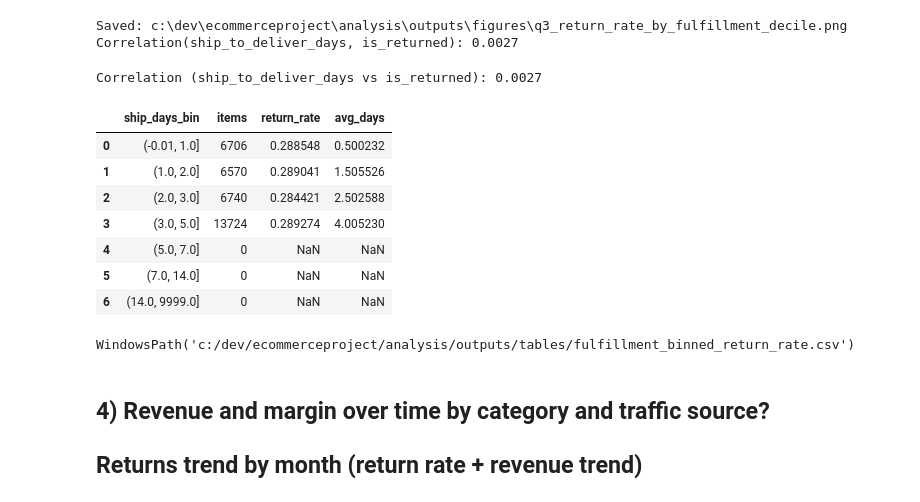
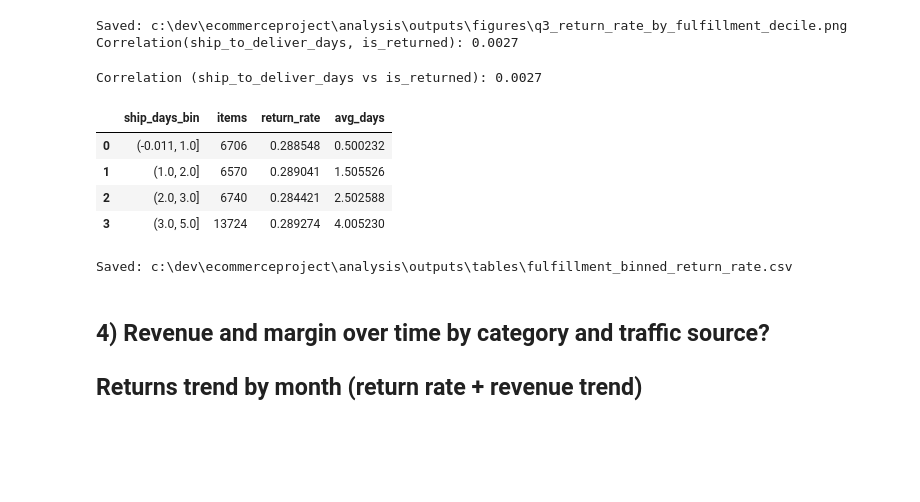
Before and after one commit to henrymarinho90/ecommerceproject, a Jupyter notebook: analysis/notebooks/02_returns_and_profitability.ipynb, the cells around one changed output. Cells and saved outputs as stored; diff of their text form; code cells hidden in the pictures; blank space fills up the shorter version.

```diff
--- a/analysis/notebooks/02_returns_and_profitability.ipynb
+++ b/analysis/notebooks/02_returns_and_profitability.ipynb
@@ -399,31 +554,46 @@ Saved: c:\dev\ecommerceproject\analysis\outputs\figures\q3_return_rate_by_fulfil
 Correlation(ship_to_deliver_days, is_returned): 0.0027
 # %%
 # Correlation at item-level: ship_to_deliver_days vs is_returned
+import pandas as pd
+
+# --- Helper: save DataFrame to analysis outputs/tables (explicit path via OUT_TABLES) ---
+def save_csv(df_to_save: pd.DataFrame, filename: str):
+    out_path = OUT_TABLES / filename
+    df_to_save.to_csv(out_path, index=False)
+    print("Saved:", out_path)
+
 df_corr = df.dropna(subset=["ship_to_deliver_days"]).copy()
 
 corr = df_corr["ship_to_deliver_days"].corr(df_corr["is_returned"])
 print(f"Correlation (ship_to_deliver_days vs is_returned): {corr:.4f}")
 
 # optional: show return rate by binned days (more intuitive than correlation)
-df_corr["ship_days_bin"] = pd.cut(df_corr["ship_to_deliver_days"], bins=[-0.01, 1, 2, 3, 5, 7, 14, 9999])
+df_corr["ship_days_bin"] = pd.cut(
+    df_corr["ship_to_deliver_days"],
+    bins=[-0.01, 1, 2, 3, 5, 7, 14, 9999],
+    include_lowest=True
+)
+
 bin_summary = (
-    df_corr.groupby("ship_days_bin")
-    .agg(items=("is_returned","size"), return_rate=("is_returned","mean"), avg_days=("ship_to_deliver_days","mean"))
-    .reset_index()
+    df_corr.groupby("ship_days_bin", observed=True)  # silence FutureWarning + future-proof
+      .agg(
+          items=("is_returned", "size"),
+          return_rate=("is_returned", "mean"),
+          avg_days=("ship_to_deliver_days", "mean"),
+      )
+      .reset_index()
 )
+
 display(bin_summary)
 save_csv(bin_summary, "fulfillment_binned_return_rate.csv")
 # %% [output]
 Correlation (ship_to_deliver_days vs is_returned): 0.0027
 |  | ship_days_bin | items | return_rate | avg_days |
-| 0 | (-0.01, 1.0] | 6706 | 0.288548 | 0.500232 |
+| 0 | (-0.011, 1.0] | 6706 | 0.288548 | 0.500232 |
 | 1 | (1.0, 2.0] | 6570 | 0.289041 | 1.505526 |
 | 2 | (2.0, 3.0] | 6740 | 0.284421 | 2.502588 |
 | 3 | (3.0, 5.0] | 13724 | 0.289274 | 4.005230 |
-| 4 | (5.0, 7.0] | 0 | NaN | NaN |
-| 5 | (7.0, 14.0] | 0 | NaN | NaN |
-| 6 | (14.0, 9999.0] | 0 | NaN | NaN |
-WindowsPath('c:/dev/ecommerceproject/analysis/outputs/tables/fulfillment_binned_return_rate.csv')
+Saved: c:\dev\ecommerceproject\analysis\outputs\tables\fulfillment_binned_return_rate.csv
 # %% [markdown]
 ## 4) Revenue and margin over time by category and traffic source?
 ## Returns trend by month (return rate + revenue trend)
```
Also changed, not shown: parts of 4 cells of this notebook, 1 other file.
